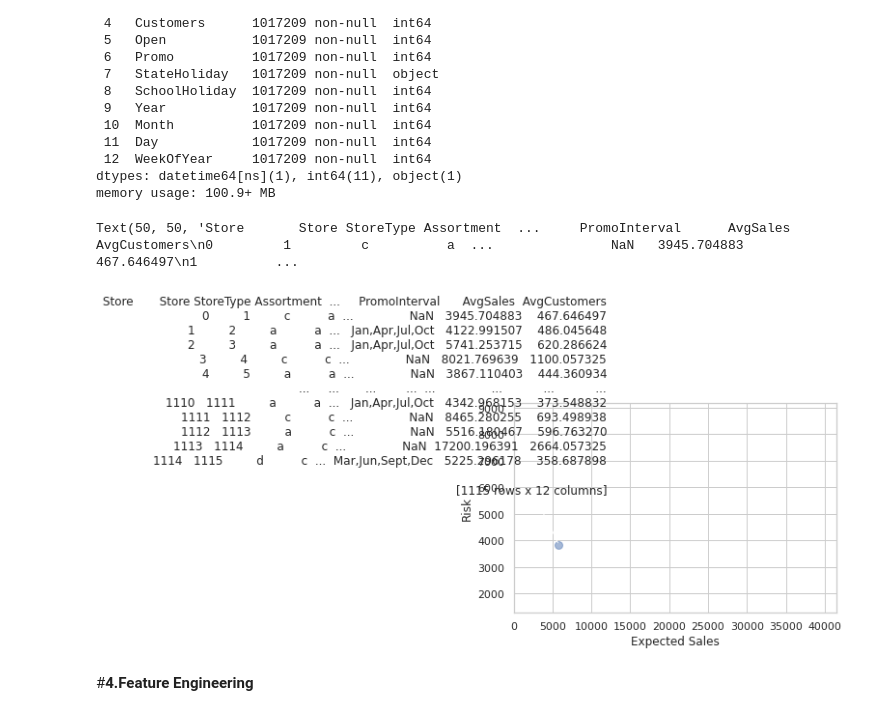
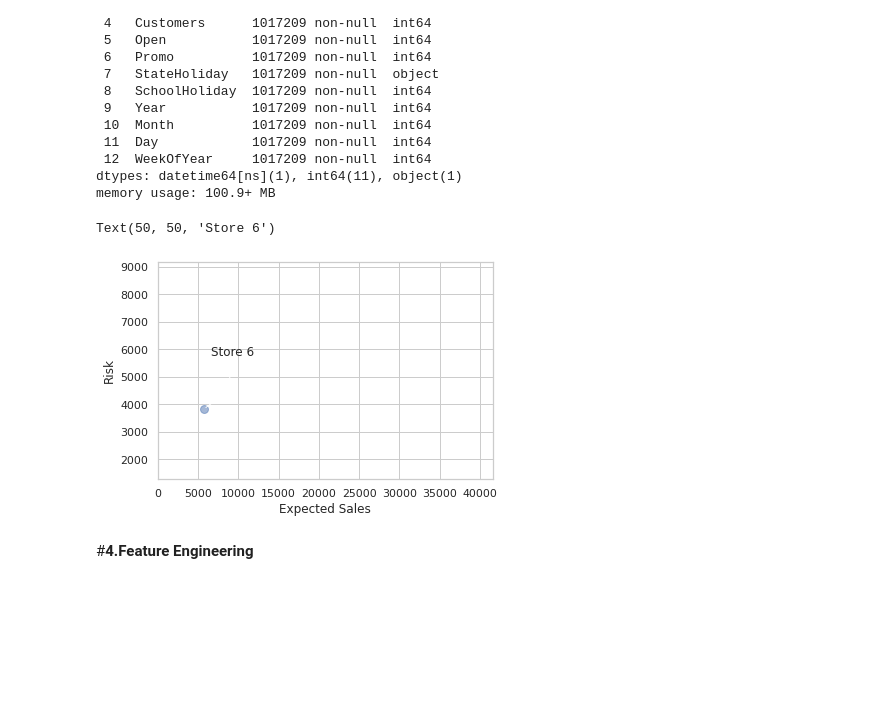
Before and after one commit to Team-AlmaBetter/Retail-Sales-Prediction, a Jupyter notebook: Rossmann_Sales_Prediction_Capstone_Project_ipynb.ipynb, the cells around one changed output. Drawn from its saved outputs; the diff is of its cells as text; code cells hidden in the pictures; blank space fills up the shorter version.

```diff
--- a/Rossmann_Sales_Prediction_Capstone_Project_ipynb.ipynb
+++ b/Rossmann_Sales_Prediction_Capstone_Project_ipynb.ipynb
@@ -857,40 +858,39 @@ memory usage: 100.9+ MB
 # Risk Analysis
 # Analyze the risk of a store; Risk(std) Vs Expected(mean)
 
-# .... continue using data
+# .... countiue using data
 store_average = data["Sales"].mean()
 store_std     = data["Sales"].std()
 
 # Plot
 plt.scatter(store_average, store_std,alpha = 0.5,s =np.pi*20)
 
-# Get min & max mean and std of store sales
-
+# Get min & max mean and std of data sales
 std_sales = data.groupby('Store')["Sales"].std()
 
 min_average = data["Sales"].min()
 max_average = data["Sales"].max()
 min_std     = std_sales.min()
 max_std     = std_sales.max()
 
 # Set the x and y limits of the plot
 plt.ylim([min_std, max_std])
 plt.xlim([min_average, max_average])
 
 # Set the plot axis titles
 plt.xlabel('Expected Sales')
 plt.ylabel('Risk')
 
 # Set label
-label, x, y = "Store {}".format(store), store_average, store_std
+label, x, y = "Store {}".format(store_id), store_average, store_std
 plt.annotate(
         label,
         xy = (x, y), xytext = (50, 50),
         textcoords = 'offset points', ha = 'right', va = 'bottom',
         arrowprops = dict(arrowstyle = '-', connectionstyle = 'arc3,rad=-0.3'))
 # %% [output]
-Text(50, 50, 'Store       Store StoreType Assortment  ...     PromoInterval      AvgSales  AvgCustomers\n0         1         c          a  ...               NaN   3945.704883    467.646497\n1          ...
+Text(50, 50, 'Store 6')
-[figure, old version]
+[figure, new version]
 # %% [markdown]
 #<B>4.Feature Engineering
 # %% [markdown]
```
Also changed, not shown: parts of 27 cells of this notebook.
